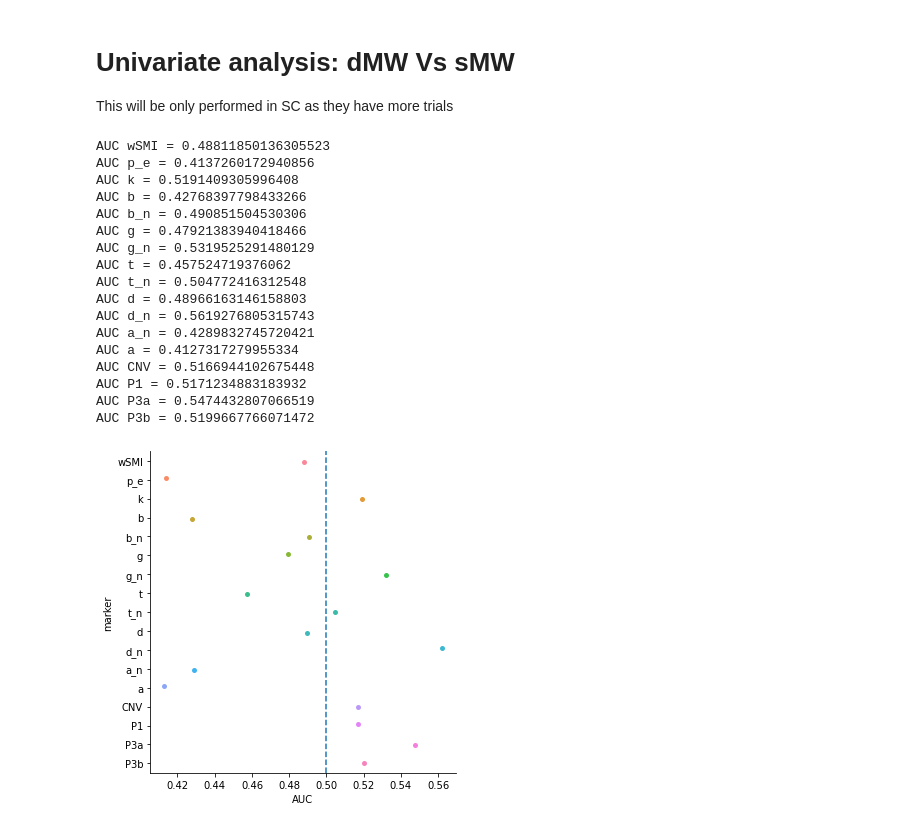
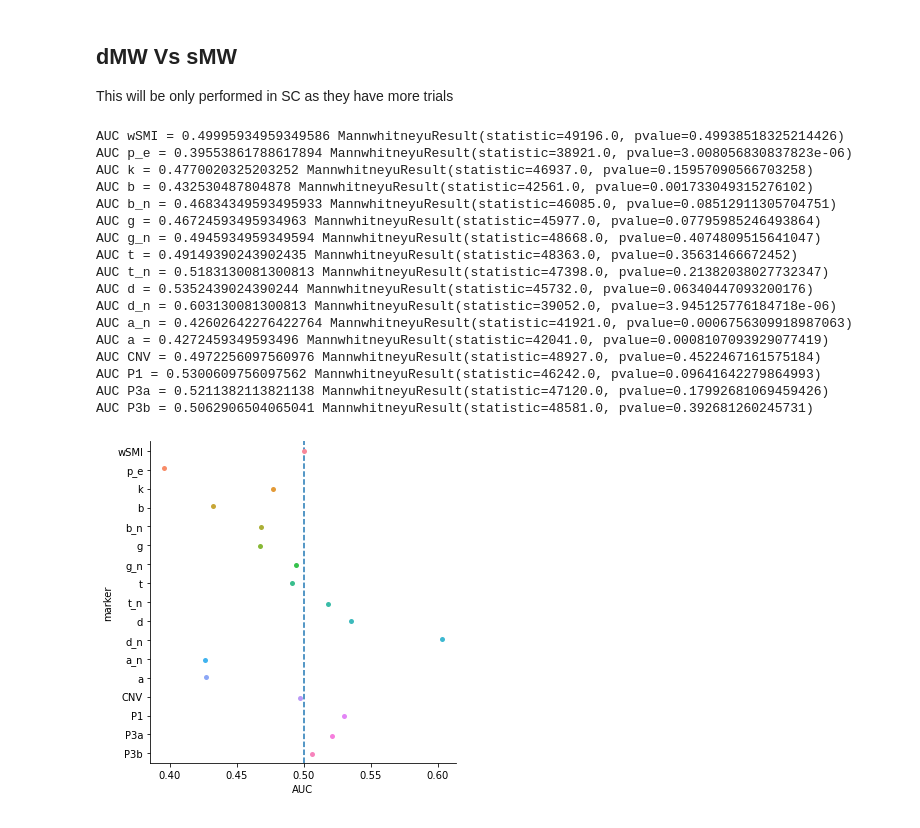
Before and after one commit to Nicobruno92/mw_markers_project, a Jupyter notebook: univariate_analysis.ipynb, the cells around one changed output. Cells and saved outputs as stored; diff of their text form; code cells hidden in the pictures.

Commit message:
by subject and by trial analyses

```diff
--- a/univariate_analysis.ipynb
+++ b/univariate_analysis.ipynb
@@ -20,7 +24,7 @@ all_participants = ['VP07','VP08','VP09', 'VP10','VP11','VP12','VP13','VP14','VP
 # path = '/media/nicolas.bruno/63f8a366-34b7-4896-a7ce-b5fb4ee78535/Nico/MW_eeg_data/minmarker/' #icm-linux
 path = '/Users/nicobruno/ownCloud/MW_eeg_data/minmarker/' #nico-mac
 # %%
-df_markers = pd.DataFrame()
+df = pd.DataFrame()
 
 for i,v in enumerate(all_participants):
     participant = v
@@ -29,6 +33,6 @@ for i,v in enumerate(all_participants):
 
     df_ = pd.read_csv(folder+ participant + '_' + epoch_type + '_all_marker.csv', index_col = 0)
     df_['participant'] = i
-    df_markers = df_markers.append(df_)
+    df = df.append(df_)
 
-df_markers.to_csv('all_markers.csv')
+df.to_csv('all_markers.csv')
@@ -55,14 +236,29 @@ for i in markers:
+# %%
+agg_dict = {k:'mean' for k in markers }
+agg_dict.update({k:'first' for k in df_markers.drop(markers, axis=1).columns})
+
+df_mind = (
+    df_markers
+    .query("probe == 'PC'")
+    .groupby(['segment', 'participant'], as_index = False).agg(agg_dict)
+#     .query("mind != 'sMW'") #if you want to test against just one of the mw
+    .assign(
+    mind2 = lambda df: np.where(df.mind == 'on-task', 'on-task', 'mw'))
+    .drop(['participant', 'probe', 'mind', 'segment'], axis = 1) # drop mind or mind2 also
+)
 # %%
 markers = df_mind.drop('mind2', axis = 1).columns
 
 AUC = []
 for i in markers:
+    ot = df_mind.query("mind2 == 'on-task'")[i]
+    mw = df_mind.query("mind2 == 'mw'")[i]
     auc = roc_auc_score(df_mind['mind2'], df_mind[i])
-    print(f'AUC {i} = {auc}')
+    print(f'AUC {i} = {auc}', f'{mannwhitneyu(x = ot, y = mw)}')
     AUC.append([i, auc])
-df_auc = pd.DataFrame(AUC, columns = ['marker', 'AUC'])
+segment_mind_roc = pd.DataFrame(AUC, columns = ['marker', 'AUC'])
 
-sns.catplot(x = 'AUC', y = 'marker', data = df_auc, orient = 'h')
+sns.catplot(x = 'AUC', y = 'marker', data = subject_mind_roc, orient = 'h')
 plt.axvline(x = 0.5, linestyle = 'dashed')
 plt.show()
 # %% [output]
@@ -230,45 +407,51 @@ plt.show()
 # %% [markdown]
-# Univariate analysis: dMW Vs sMW
+## dMW Vs sMW
 This will be only performed in SC as they have more trials
 # %%
+agg_dict = {k:'mean' for k in markers }
+agg_dict.update({k:'first' for k in df_markers.drop(markers, axis=1).columns})
+
 df_mw = (
     df_markers
     .query("probe == 'SC'")
     .query("mind != 'on-task'")
-    .drop(['participant', 'probe'], axis = 1)
+    .groupby(['segment', 'participant'], as_index = False).agg(agg_dict)
+    .drop(['participant', 'probe', 'segment'], axis = 1)
 )
 # %%
 markers = df_mw.drop('mind', axis = 1).columns
 
 AUC = []
 for i in markers:
+    smw = df_mw.query("mind == 'sMW'")[i]
+    dmw = df_mw.query("mind == 'dMW'")[i]
     auc = roc_auc_score(df_mw['mind'], df_mw[i])
-    print(f'AUC {i} = {auc}')
+    print(f'AUC {i} = {auc}', f'{mannwhitneyu(x = smw, y = dmw)}')
     AUC.append([i, auc])
-df_auc = pd.DataFrame(AUC, columns = ['marker', 'AUC'])
+segment_mw_roc = pd.DataFrame(AUC, columns = ['marker', 'AUC'])
 
-sns.catplot(x = 'AUC', y = 'marker', data = df_auc, orient = 'h')
+sns.catplot(x = 'AUC', y = 'marker', data = segment_mw_roc, orient = 'h')
 plt.axvline(x = 0.5, linestyle = 'dashed')
 plt.show()
 # %% [output]
-AUC wSMI = 0.48811850136305523
-AUC p_e = 0.4137260172940856
-AUC k = 0.5191409305996408
-AUC b = 0.42768397798433266
-AUC b_n = 0.490851504530306
-AUC g = 0.47921383940418466
-AUC g_n = 0.5319525291480129
-AUC t = 0.457524719376062
-AUC t_n = 0.504772416312548
-AUC d = 0.48966163146158803
-AUC d_n = 0.5619276805315743
-AUC a_n = 0.4289832745720421
-AUC a = 0.4127317279955334
-AUC CNV = 0.5166944102675448
-AUC P1 = 0.5171234883183932
-AUC P3a = 0.5474432807066519
-AUC P3b = 0.5199667766071472
+AUC wSMI = 0.49995934959349586 MannwhitneyuResult(statistic=49196.0, pvalue=0.49938518325214426)
+AUC p_e = 0.39553861788617894 MannwhitneyuResult(statistic=38921.0, pvalue=3.008056830837823e-06)
+AUC k = 0.4770020325203252 MannwhitneyuResult(statistic=46937.0, pvalue=0.15957090566703258)
+AUC b = 0.432530487804878 MannwhitneyuResult(statistic=42561.0, pvalue=0.001733049315276102)
+AUC b_n = 0.46834349593495933 MannwhitneyuResult(statistic=46085.0, pvalue=0.08512911305704751)
+AUC g = 0.46724593495934963 MannwhitneyuResult(statistic=45977.0, pvalue=0.07795985246493864)
+AUC g_n = 0.4945934959349594 MannwhitneyuResult(statistic=48668.0, pvalue=0.4074809515641047)
+AUC t = 0.49149390243902435 MannwhitneyuResult(statistic=48363.0, pvalue=0.35631466672452)
+AUC t_n = 0.5183130081300813 MannwhitneyuResult(statistic=47398.0, pvalue=0.21382038027732347)
+AUC d = 0.5352439024390244 MannwhitneyuResult(statistic=45732.0, pvalue=0.06340447093200176)
+AUC d_n = 0.603130081300813 MannwhitneyuResult(statistic=39052.0, pvalue=3.945125776184718e-06)
+AUC a_n = 0.42602642276422764 MannwhitneyuResult(statistic=41921.0, pvalue=0.0006756309918987063)
+AUC a = 0.4272459349593496 MannwhitneyuResult(statistic=42041.0, pvalue=0.0008107093929077419)
+AUC CNV = 0.4972256097560976 MannwhitneyuResult(statistic=48927.0, pvalue=0.4522467161575184)
+AUC P1 = 0.5300609756097562 MannwhitneyuResult(statistic=46242.0, pvalue=0.09641642279864993)
+AUC P3a = 0.5211382113821138 MannwhitneyuResult(statistic=47120.0, pvalue=0.17992681069459426)
+AUC P3b = 0.5062906504065041 MannwhitneyuResult(statistic=48581.0, pvalue=0.392681260245731)
-[figure, old version]
+[figure, new version]
 # %%
 markers = df_mw.drop('mind', axis = 1).columns
 
```
Also changed, not shown: parts of 38 cells of this notebook, 7 other files.
